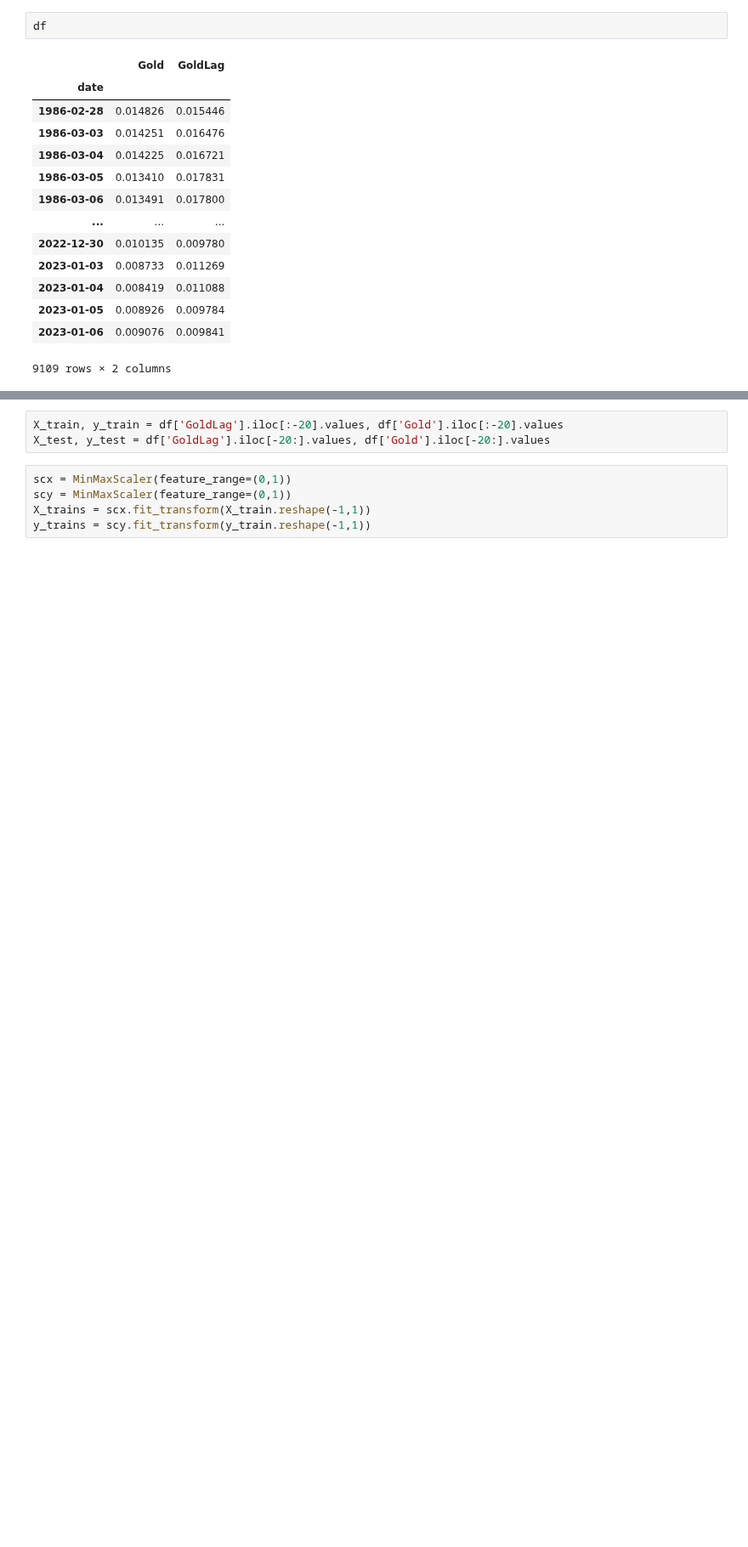
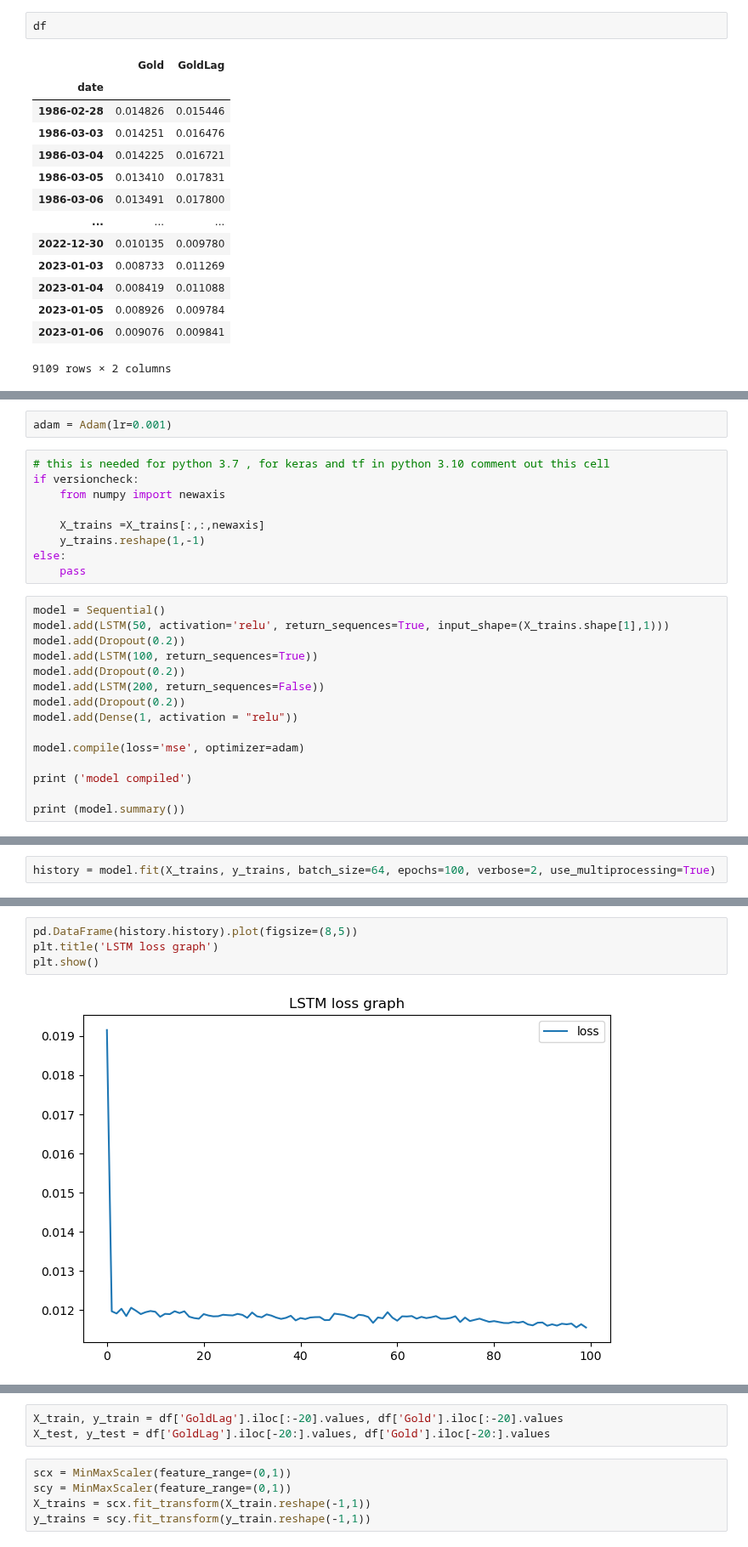
Before and after one commit to maxbranting/gold-forecast, a Jupyter notebook: Models/Volatility/LSTM.ipynb, the cells around one changed output, grey strips where cells are left out. Shown at 85% size. Drawn from its saved outputs; the diff is of its cells as text; blank space fills up the shorter version.

```diff
--- a/Models/Volatility/LSTM.ipynb
+++ b/Models/Volatility/LSTM.ipynb
@@ -81,0 +91,26 @@ df
+# %%
+adam = Adam(lr=0.001)
+# %%
+# this is needed for python 3.7 , for keras and tf in python 3.10 comment out this cell
+if versioncheck:
+    from numpy import newaxis
+
+    X_trains =X_trains[:,:,newaxis]
+    y_trains.reshape(1,-1)
+else:
+    pass
+# %%
+model = Sequential()
+model.add(LSTM(50, activation='relu', return_sequences=True, input_shape=(X_trains.shape[1],1)))
+model.add(Dropout(0.2))
+model.add(LSTM(100, return_sequences=True))
+model.add(Dropout(0.2))
+model.add(LSTM(200, return_sequences=False))
+model.add(Dropout(0.2))
+model.add(Dense(1, activation = "relu"))
+
+model.compile(loss='mse', optimizer=adam)
+
+print ('model compiled')
+
+print (model.summary())
@@ -81,0 +135,2 @@ df
+# %%
+history = model.fit(X_trains, y_trains, batch_size=64, epochs=100, verbose=2, use_multiprocessing=True)
@@ -81,0 +155,6 @@ df
+# %%
+pd.DataFrame(history.history).plot(figsize=(8,5))
+plt.title('LSTM loss graph')
+plt.show()
+# %% [output]
+[figure, added]
```
Also changed, not shown: parts of 44 cells of this notebook.
